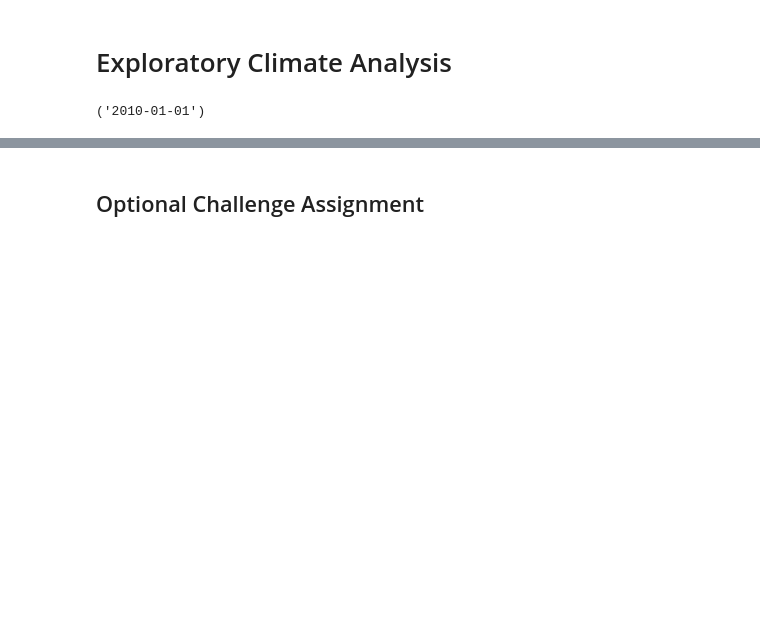
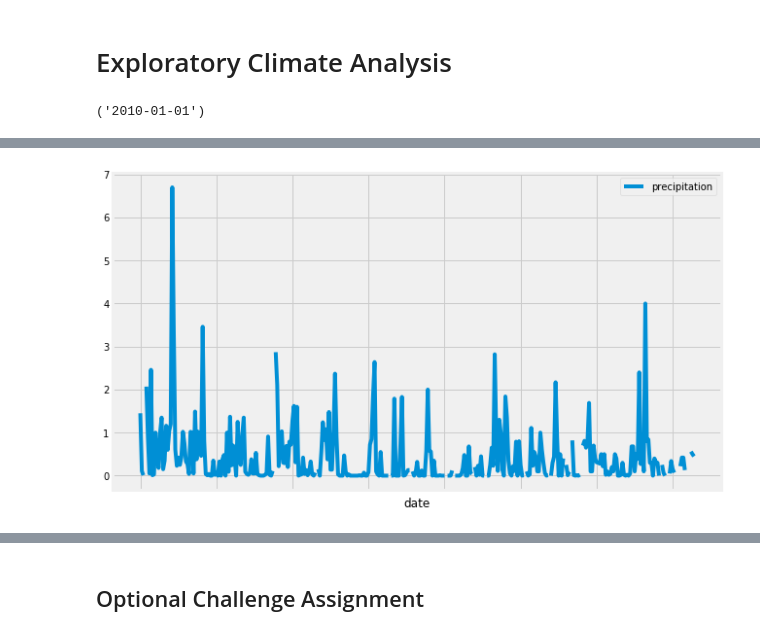
Before and after one commit to professorlust/sql-alchemy, a Jupyter notebook: climate_Reed.ipynb, the cells around one changed output, grey strips where cells are left out. Drawn from its saved outputs; the diff is of its cells as text; code cells hidden in the pictures; blank space fills up the shorter version.

```diff
--- a/climate_Reed.ipynb
+++ b/climate_Reed.ipynb
@@ -125,2 +126,15 @@ lastYear
+# %%
+# Use Pandas Plotting with Matplotlib to plot the data
+df = pd.DataFrame(lastYear, columns=['precipitation', 'date'])
+
+df = df.sort_values('date', ascending=True)
+
+df.set_index('date', inplace=True)
+
+ax = plt.axes()
+df.plot(ax=ax, figsize=(10,6))
+labels = ax.get_xticklabels()
+# %% [output]
+[figure, added]
 # %%
 # Use Pandas Plotting with Matplotlib to plot the data
```
Also changed, not shown: parts of 10 cells of this notebook.
